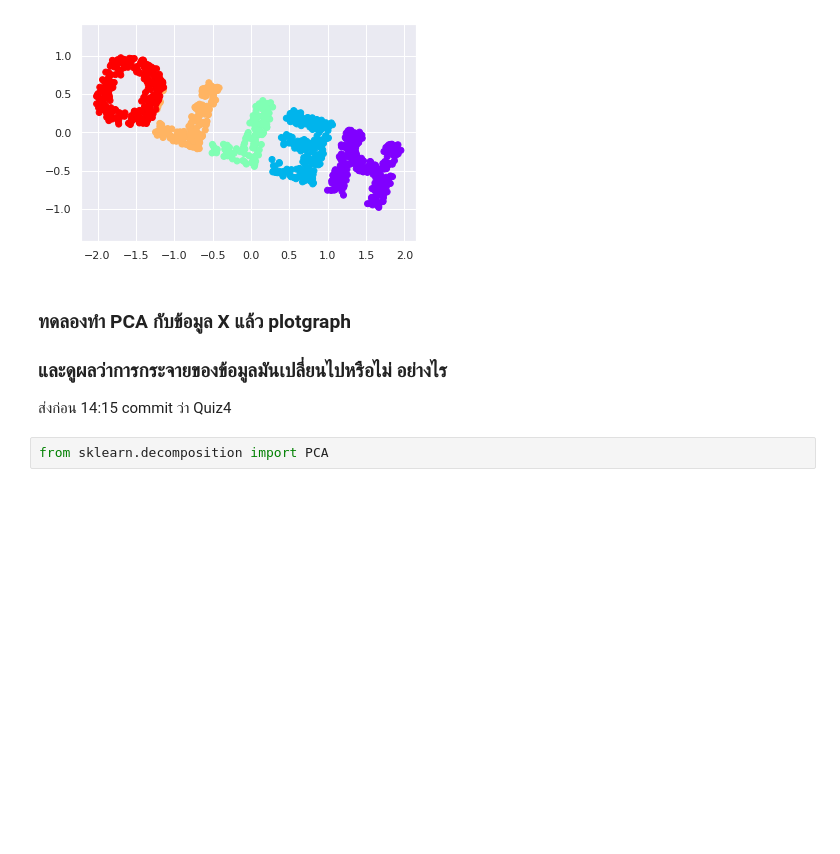
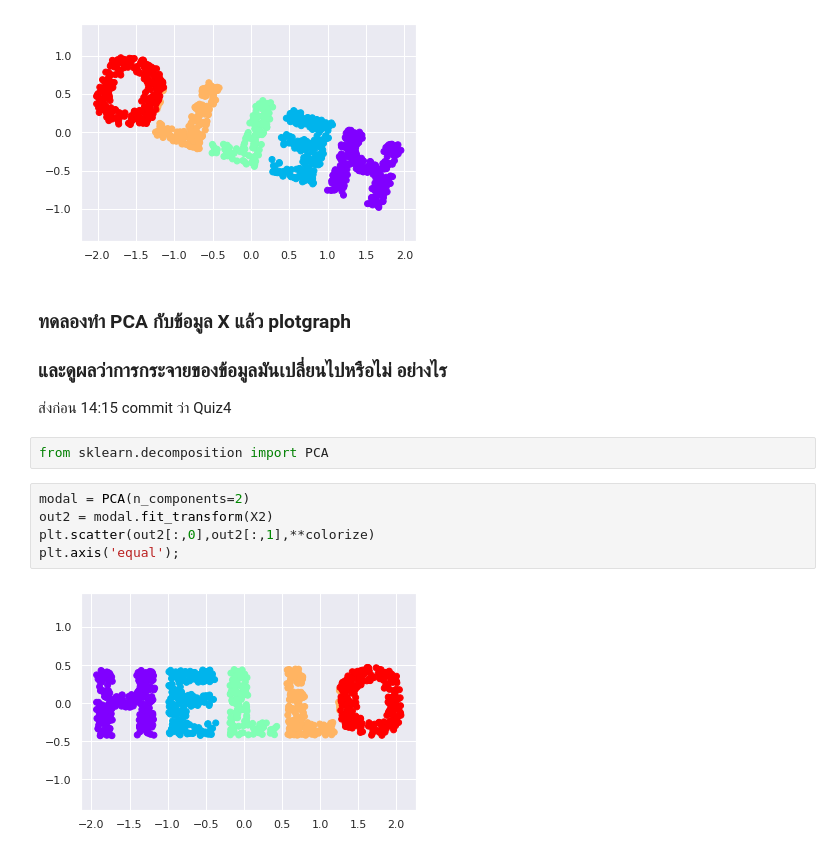
Before and after one commit to nichakornchaisuwan/multivariaet, a Jupyter notebook: Chapter_4_MDS.ipynb, the cells around one changed output. Cells and saved outputs as stored; diff of their text form; blank space fills up the shorter version.

```diff
--- a/Chapter_4_MDS.ipynb
+++ b/Chapter_4_MDS.ipynb
@@ -241,5 +241,12 @@ plt.axis('equal');
 ส่งก่อน 14:15 commit ว่า Quiz4
 # %%
 from sklearn.decomposition import PCA
+# %%
+modal = PCA(n_components=2)
+out2 = modal.fit_transform(X2)
+plt.scatter(out2[:,0],out2[:,1],**colorize)
+plt.axis('equal');
+# %% [output]
+[figure, added]
 # %%
 modal = PCA(n_components=2)
```
Also changed, not shown: parts of 1 cell of this notebook.
